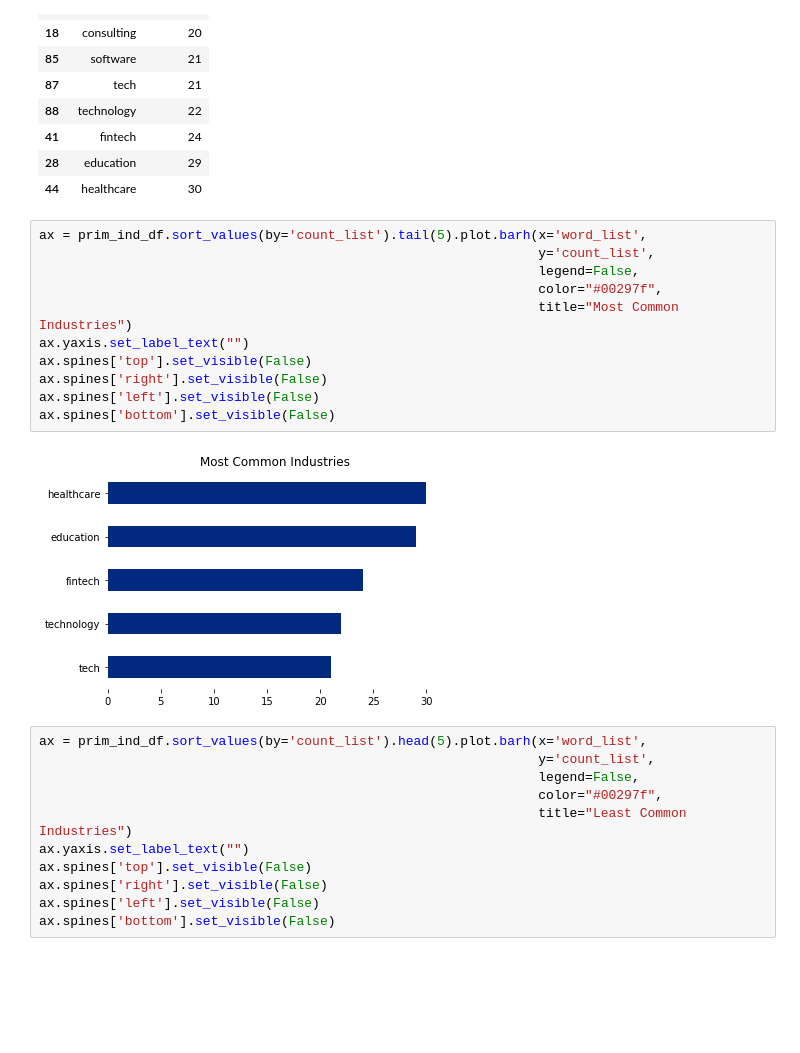
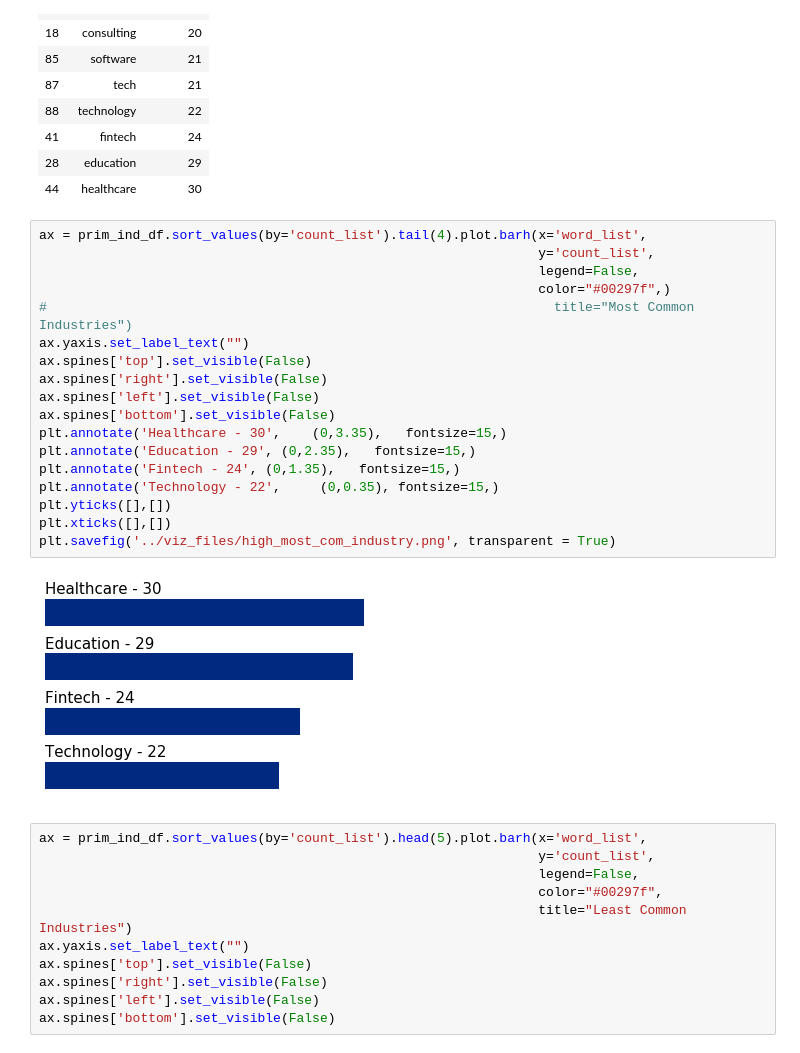
Before and after one commit to PersonaPredicta/Survey_Says..., a Jupyter notebook: fred/MVPhigh.ipynb, the cells around one changed output. Drawn from its saved outputs; the diff is of its cells as text; blank space fills up the shorter version.

Commit message:
coded visuals for presentation slides

```diff
--- a/fred/MVPhigh.ipynb
+++ b/fred/MVPhigh.ipynb
@@ -182,18 +183,25 @@ prim_ind_df.sort_values(by='count_list').tail(10)
 | 28 | education | 29 |
 | 44 | healthcare | 30 |
 # %%
-ax = prim_ind_df.sort_values(by='count_list').tail(5).plot.barh(x='word_list',
+ax = prim_ind_df.sort_values(by='count_list').tail(4).plot.barh(x='word_list',
                                                                 y='count_list',
                                                                 legend=False,
-                                                                color="#00297f",
-                                                                title="Most Common Industries")
+                                                                color="#00297f",)
+#                                                                 title="Most Common Industries")
 ax.yaxis.set_label_text("")
 ax.spines['top'].set_visible(False)
 ax.spines['right'].set_visible(False)
 ax.spines['left'].set_visible(False)
 ax.spines['bottom'].set_visible(False)
+plt.annotate('Healthcare - 30',    (0,3.35),   fontsize=15,)
+plt.annotate('Education - 29', (0,2.35),   fontsize=15,)
+plt.annotate('Fintech - 24', (0,1.35),   fontsize=15,)
+plt.annotate('Technology - 22',     (0,0.35), fontsize=15,)
+plt.yticks([],[])
+plt.xticks([],[])
+plt.savefig('../viz_files/high_most_com_industry.png', transparent = True)
 # %% [output]
-[figure, old version]
+[figure, new version]
 # %%
 ax = prim_ind_df.sort_values(by='count_list').head(5).plot.barh(x='word_list',
                                                                 y='count_list',
```
Also changed, not shown: parts of 3 cells of this notebook.
